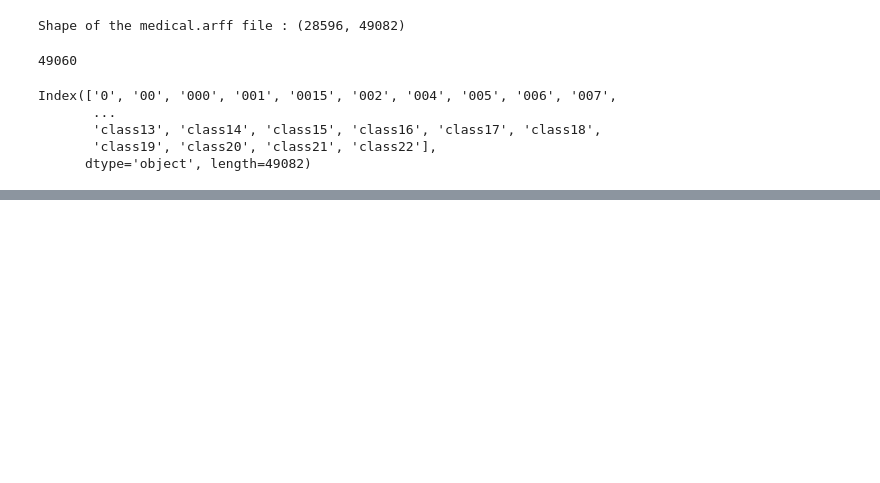
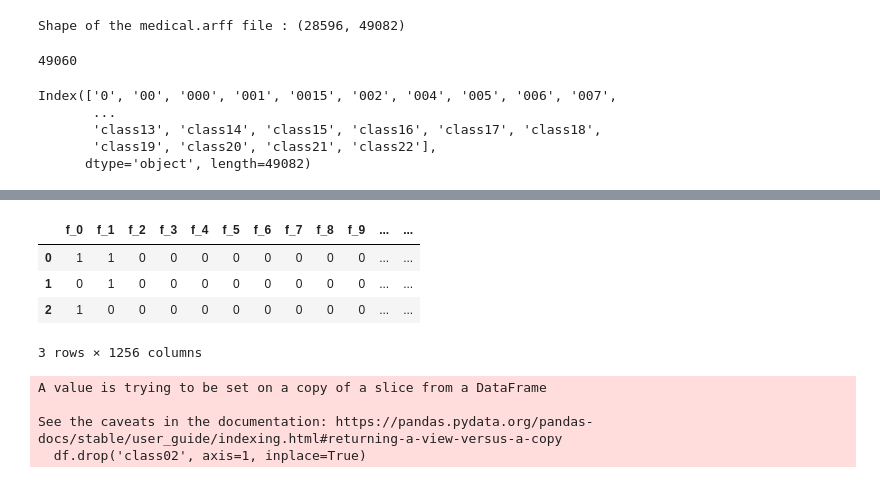
Before and after one commit to akgefpm/smote_msfb, a Jupyter notebook: public_datasets/tmc2007/Data Processing.ipynb, the cells around one changed output, grey strips where cells are left out. Saved outputs shown, nothing was run; the diff lists cells and outputs as text; code cells hidden in the pictures; blank space fills up the shorter version.

```diff
--- a/public_datasets/tmc2007/Data Processing.ipynb
+++ b/public_datasets/tmc2007/Data Processing.ipynb
@@ -81,9 +135,20 @@ new_feature_names = [f"f_{i}" for i in range(col_position)]
 # Assign the new names to the first 1836 columns
 df.columns.values[:col_position] = new_feature_names
 # %%
-df_cleaned.head(3)
+df.head(3)
+# %% [output]
+|  | f_0 | f_1 | f_2 | f_3 | f_4 | f_5 | f_6 | f_7 | f_8 | f_9 | ... | ... |
+| 0 | 1 | 1 | 0 | 0 | 0 | 0 | 0 | 0 | 0 | 0 | ... | ... |
+| 1 | 0 | 1 | 0 | 0 | 0 | 0 | 0 | 0 | 0 | 0 | ... | ... |
+| 2 | 1 | 0 | 0 | 0 | 0 | 0 | 0 | 0 | 0 | 0 | ... | ... |
+3 rows × 1256 columns
 # %%
-df_cleaned.drop('class02', axis=1, inplace=True)
+df.drop('class02', axis=1, inplace=True)
+# %% [output]
+A value is trying to be set on a copy of a slice from a DataFrame
+
+See the caveats in the documentation: https://pandas.pydata.org/pandas-docs/stable/user_guide/indexing.html#returning-a-view-versus-a-copy
+  df.drop('class02', axis=1, inplace=True)
 # %%
 ## Dataset is highly imbalanced
 
```
Also changed, not shown: parts of 25 cells of this notebook, 3 other files.
